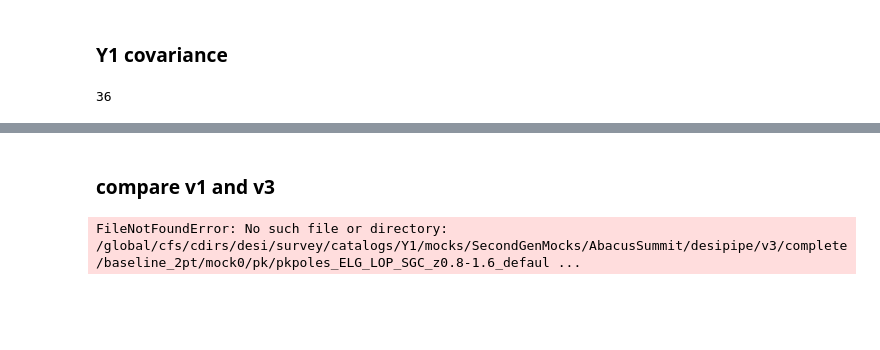
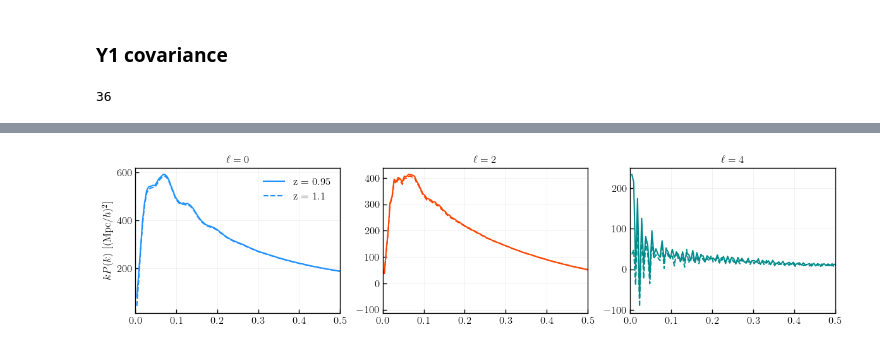
Before and after one commit to mathildepinon/desi-fiber-collisions, a Jupyter notebook: nb/window_validation.ipynb, the cells around one changed output, grey strips where cells are left out. Saved outputs shown, nothing was run; the diff lists cells and outputs as text; code cells hidden in the pictures; blank space fills up the shorter version.

```diff
--- a/nb/window_validation.ipynb
+++ b/nb/window_validation.ipynb
@@ -202,25 +198,21 @@ plt.show()
-# %% [markdown]
-### compare v1 and v3
-# %%
-fn = LocalFileName()
-fn.set_default_config(mockgen=catalog, tracer=tracer, region=region, completeness=completeness)
-fn.update(cellsize=6)
-local_pk = load_poles_list([fn.get_path(realization=imock, rpcut=rpcut, thetacut=thetacut) for imock in range(25)], xlim={ell: krange for ell in ells})
-
-fn = DESIFileName()
-fn.set_default_config(version=version, tracer=tracer, region=region, completeness=completeness, weighting='_default_FKP')
-desi_pk = load_poles_list([fn.get_path(realization=imock, rpcut=rpcut, thetacut=thetacut) for imock in range(25)], xlim={ell: krange for ell in ells})
-# %% [output]
-FileNotFoundError: No such file or directory: /global/cfs/cdirs/desi/survey/catalogs/Y1/mocks/SecondGenMocks/AbacusSummit/desipipe/v3/complete/baseline_2pt/mock0/pk/pkpoles_ELG_LOP_SGC_z0.8-1.6_defaul ...
-# %%
-fig, axes = plt.subplots(1, 3, figsize=(10, 3), sharey=False, sharex=True)
-
-for ill, ell in enumerate(ells):
-    axes[ill].plot(local_pk['k'][ill], local_pk['k'][ill] * local_pk['data'][ill], color='C{}'.format(ill), ls='--', label=r'v1')
-    axes[ill].plot(desi_pk['k'][ill], desi_pk['k'][ill] * desi_pk['data'][ill], color='C{}'.format(ill), ls='-', label=r'v3')
-    axes[ill].set_title(r'$\ell={}$'.format(ell))
-    axes[ill].set_xlabel(r'$k$ [$h$/Mpc]')
-
-axes[0].set_ylabel(r'$k P(k)$ [$(\mathrm{Mpc}/h)^{2}$]')
-axes[0].legend()
-plt.show()
+# %%
+fn = LocalFileName()
+fn.set_default_config(mockgen='cubic', tracer=tracer, z=0.95)
+cubic_pk1 = load_poles_list([fn.get_path(realization=imock, los=los) for los in ('xyz') for imock in range(25)], rebin=5)
+
+fn.set_default_config(mockgen='cubic', tracer=tracer, z=1.1, cellsize=None)
+cubic_pk2 = load_poles_list([fn.get_path(realization=imock, los=los) for los in ('xyz') for imock in range(25)], rebin=1)
+
+fig, axes = plt.subplots(1, 3, figsize=(12, 3), sharey=False)
+
+for ill, ell in enumerate(ells):
+    axes[ill].plot(cubic_pk1['k'][ill], cubic_pk1['k'][ill] * cubic_pk1['data'][ill], color='C{}'.format(ill), label=r'z = 0.95')
+    axes[ill].plot(cubic_pk2['k'][ill], cubic_pk2['k'][ill] * cubic_pk2['data'][ill], color='C{}'.format(ill), label=r'z = 1.1', ls='--')
+    axes[ill].set_title(r'$\ell={}$'.format(ell))
+    axes[ill].set_xlim((0, 0.5))
+
+axes[0].set_ylabel(r'$k P(k)$ [$(\mathrm{Mpc}/h)^{2}$]')
+axes[0].legend()
+plt.show()
+# %% [output]
+[figure, added]
```
Also changed, not shown: parts of 10 cells of this notebook, 46 other files.
